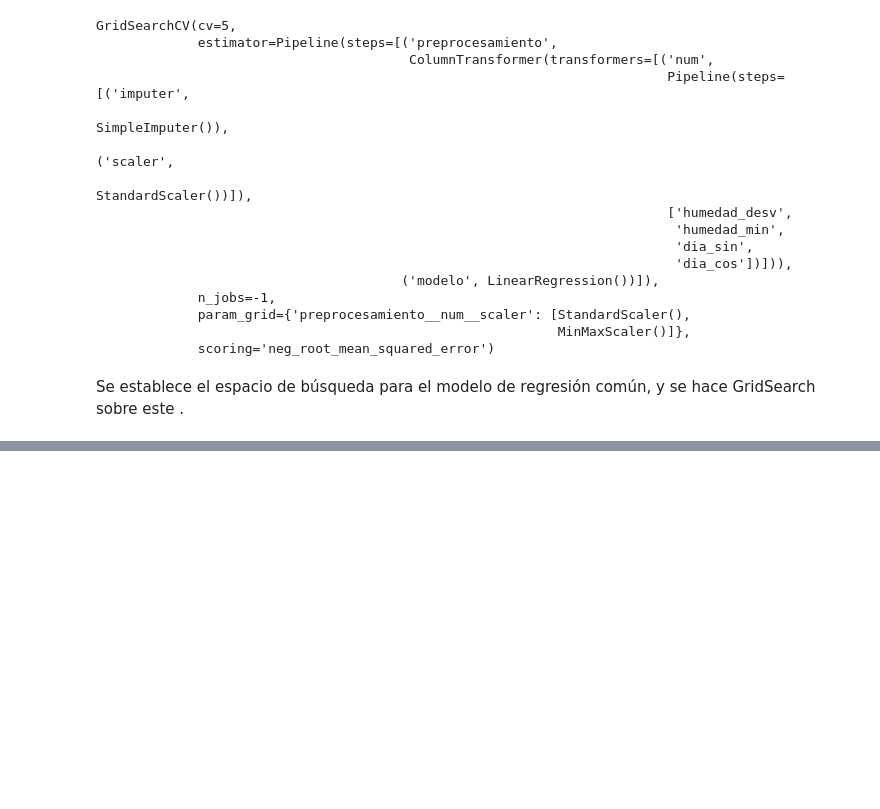
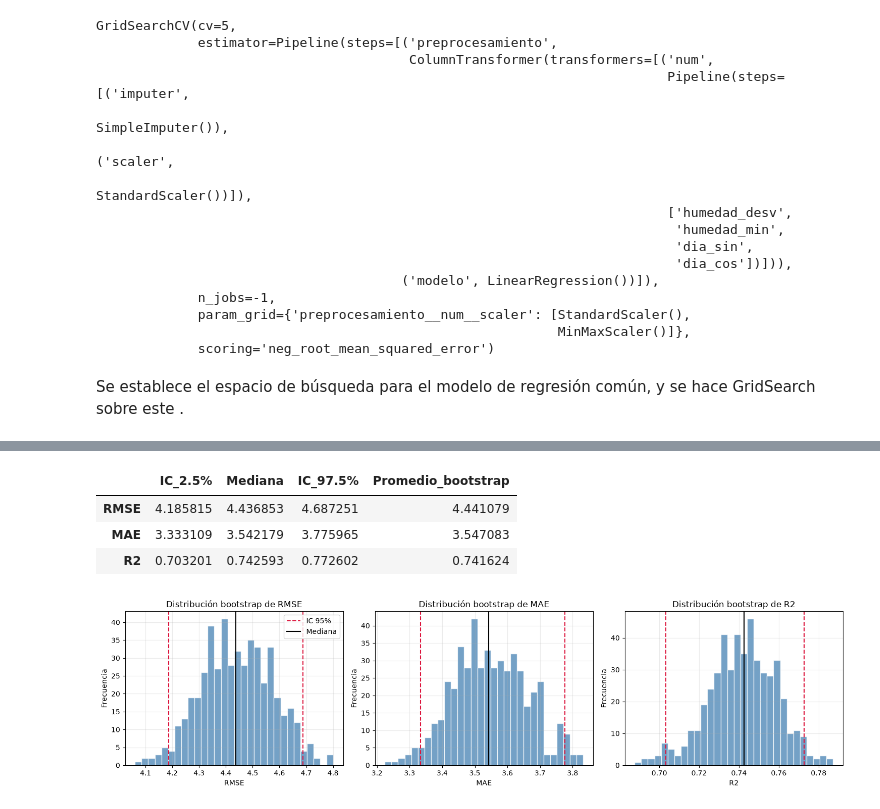
Before and after one commit to DanielGT27-Q/Laboratorio_2_MC, a Jupyter notebook: Laboratorio.ipynb, the cells around one changed output, grey strips where cells are left out. Saved outputs shown, nothing was run; the diff lists cells and outputs as text; code cells hidden in the pictures; blank space fills up the shorter version.

```diff
--- a/Laboratorio.ipynb
+++ b/Laboratorio.ipynb
@@ -685,0 +672,46 @@ ofrece coeficientes directamente interpretables por variable, con un desempeño
+# %%
+rng = np.random.default_rng(42)
+y_test_np = y_test.to_numpy()
+y_pred_np = mejor_modelo.predict(X_test)
+n_test = len(y_test_np)
+n_bootstrap = 500
+
+metricas_bootstrap = []
+for _ in range(n_bootstrap):
+    idx = rng.integers(0, n_test, n_test)
+    y_b = y_test_np[idx]
+    pred_b = y_pred_np[idx]
+    metricas_bootstrap.append({
+        "RMSE": rmse(y_b, pred_b),
+        "MAE": mean_absolute_error(y_b, pred_b),
+        "R2": r2_score(y_b, pred_b)
+    })
+
+bootstrap_df = pd.DataFrame(metricas_bootstrap)
+intervalos_confianza = bootstrap_df.quantile([0.025, 0.5, 0.975]).T
+intervalos_confianza.columns = ["IC_2.5%", "Mediana", "IC_97.5%"]
+intervalos_confianza["Promedio_bootstrap"] = bootstrap_df.mean()
+intervalos_confianza
+# %% [output]
+|  | IC_2.5% | Mediana | IC_97.5% | Promedio_bootstrap |
+| RMSE | 4.185815 | 4.436853 | 4.687251 | 4.441079 |
+| MAE | 3.333109 | 3.542179 | 3.775965 | 3.547083 |
+| R2 | 0.703201 | 0.742593 | 0.772602 | 0.741624 |
+# %%
+fig, axes = plt.subplots(1, 3, figsize=(15, 4))
+
+for ax, metrica in zip(axes, ["RMSE", "MAE", "R2"]):
+    ax.hist(bootstrap_df[metrica], bins=30, color="steelblue", alpha=0.75, edgecolor="white")
+    ax.axvline(intervalos_confianza.loc[metrica, "IC_2.5%"], color="crimson", linestyle="--", label="IC 95%")
+    ax.axvline(intervalos_confianza.loc[metrica, "IC_97.5%"], color="crimson", linestyle="--")
+    ax.axvline(intervalos_confianza.loc[metrica, "Mediana"], color="black", linestyle="-", label="Mediana")
+    ax.set_title(f"Distribución bootstrap de {metrica}")
+    ax.set_xlabel(metrica)
+    ax.set_ylabel("Frecuencia")
+    ax.grid(alpha=0.25)
+
+axes[0].legend()
+plt.tight_layout()
+plt.show()
+# %% [output]
+[figure, added]
```
Also changed, not shown: parts of 29 cells of this notebook, 1 other file.
